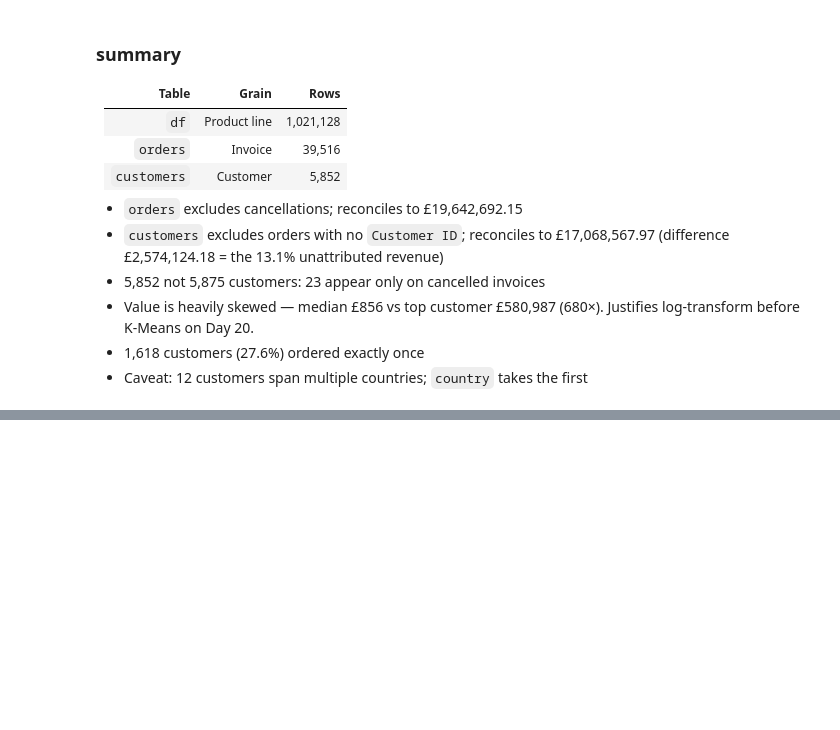
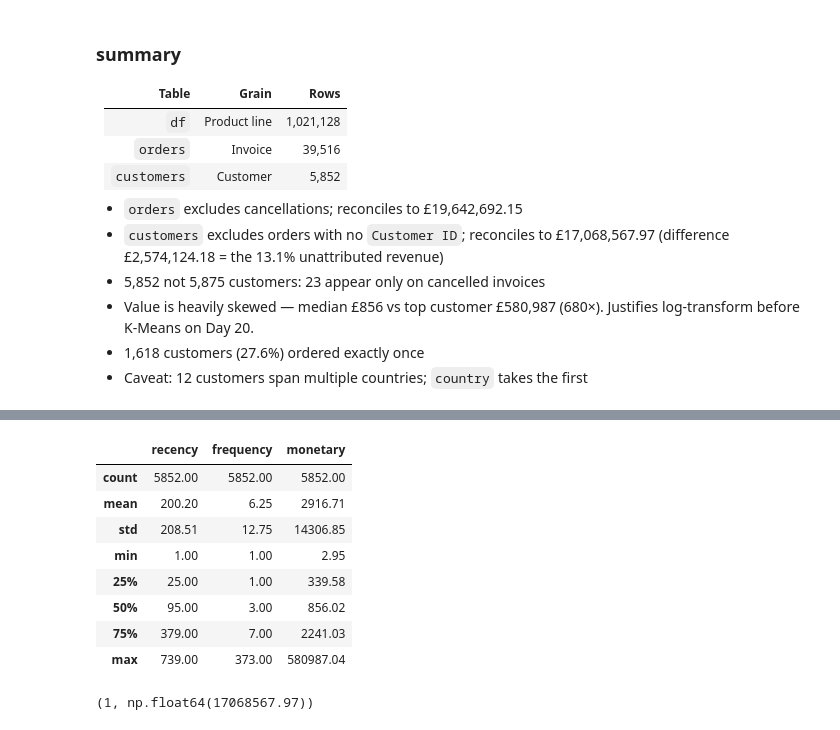
Before and after one commit to pranavsingla1207-byte/retailpulse, a Jupyter notebook: notebooks/02_feature_engineering.ipynb, the cells around one changed output, grey strips where cells are left out. Cells and saved outputs as stored; diff of their text form; code cells hidden in the pictures; blank space fills up the shorter version.

```diff
--- a/notebooks/02_feature_engineering.ipynb
+++ b/notebooks/02_feature_engineering.ipynb
@@ -213,0 +280,3 @@ np.float64(17068567.97)
+# %%
+snapshot_date = orders["order_date"].max() + pd.Timedelta(days=1)
+snapshot_date
@@ -213,0 +285,9 @@ np.float64(17068567.97)
+# %%
+customer_rfm = pd.DataFrame({
+    "customer_id": customers["customer_id"],
+    "recency": (snapshot_date - customers["last_purchase"]).dt.days,
+    "frequency": customers["n_orders"],
+    "monetary": customers["total_revenue"].round(2),
+})
+
+customer_rfm.shape
@@ -213,0 +305,16 @@ np.float64(17068567.97)
+# %%
+customer_rfm[["recency", "frequency", "monetary"]].describe().round(2)
+# %% [output]
+|  | recency | frequency | monetary |
+| count | 5852.00 | 5852.00 | 5852.00 |
+| mean | 200.20 | 6.25 | 2916.71 |
+| std | 208.51 | 12.75 | 14306.85 |
+| min | 1.00 | 1.00 | 2.95 |
+| 25% | 25.00 | 1.00 | 339.58 |
+| 50% | 95.00 | 3.00 | 856.02 |
+| 75% | 379.00 | 7.00 | 2241.03 |
+| max | 739.00 | 373.00 | 580987.04 |
+# %%
+customer_rfm["recency"].min(), customer_rfm["monetary"].sum().round(2)
+# %% [output]
+(1, np.float64(17068567.97))
```
Also changed, not shown: parts of 14 cells of this notebook.
